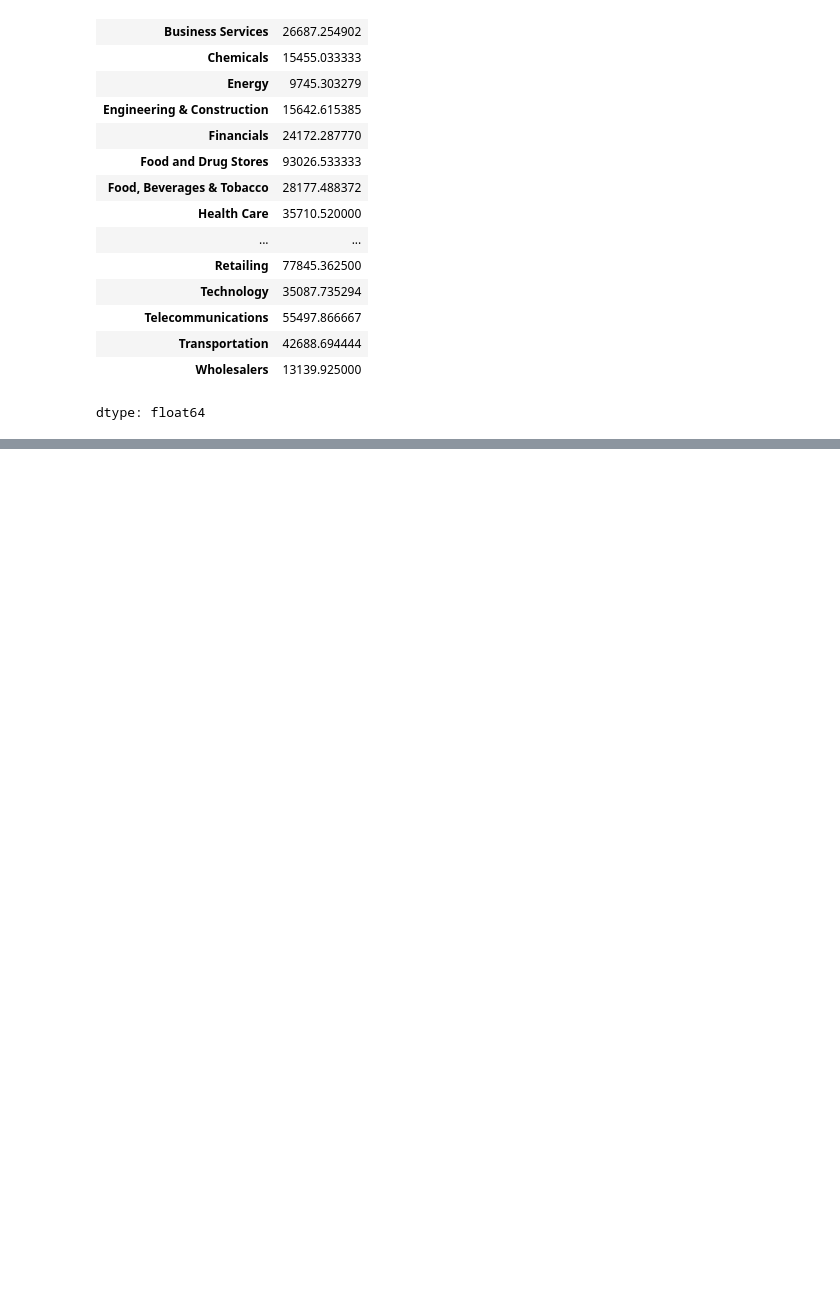
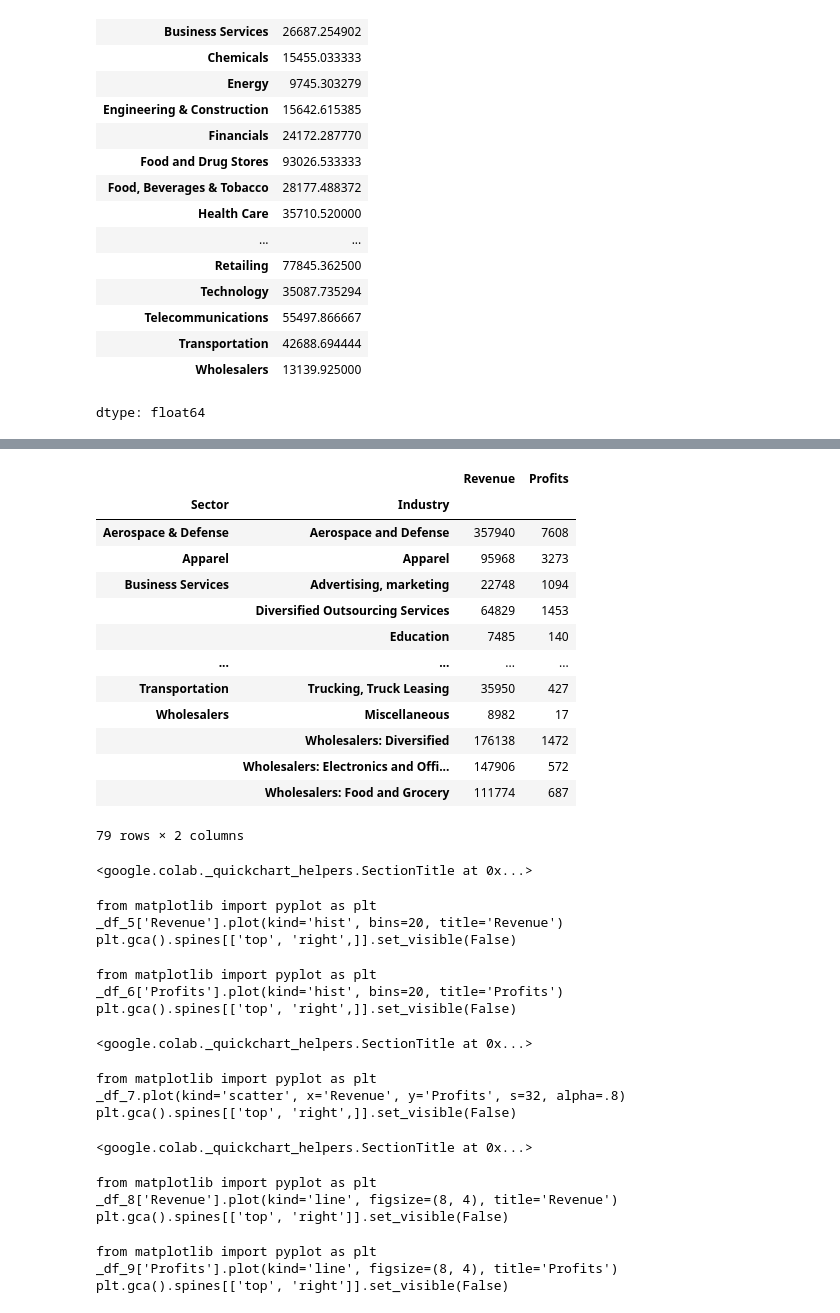
Before and after one commit to Johanhms/Practicas_Python, a Jupyter notebook: Data_Analysis_with_Pandas.ipynb, the cells around one changed output, grey strips where cells are left out. Cells and saved outputs as stored; diff of their text form; code cells hidden in the pictures; blank space fills up the shorter version.

```diff
--- a/Data_Analysis_with_Pandas.ipynb
+++ b/Data_Analysis_with_Pandas.ipynb
@@ -218,3 +218,5 @@ sectors["Employees"].mean()
 | Transportation | 42688.694444 |
 | Wholesalers | 13139.925000 |
 dtype: float64
+# %%
+sectors = fortune.groupby(["Sector","Industry"])
@@ -220,0 +277,39 @@ dtype: float64
+# %%
+sectors.agg({
+    "Revenue" : "sum",
+    "Profits" : "max"
+
+})
+# %% [output]
+|  |  | Revenue | Profits |
+| Sector | Industry |  |  |
+| Aerospace & Defense | Aerospace and Defense | 357940 | 7608 |
+| Apparel | Apparel | 95968 | 3273 |
+| Business Services | Advertising, marketing | 22748 | 1094 |
+|  | Diversified Outsourcing Services | 64829 | 1453 |
+|  | Education | 7485 | 140 |
+| ... | ... | ... | ... |
+| Transportation | Trucking, Truck Leasing | 35950 | 427 |
+| Wholesalers | Miscellaneous | 8982 | 17 |
+|  | Wholesalers: Diversified | 176138 | 1472 |
+|  | Wholesalers: Electronics and Offi... | 147906 | 572 |
+|  | Wholesalers: Food and Grocery | 111774 | 687 |
+79 rows × 2 columns
+<google.colab._quickchart_helpers.SectionTitle at 0x...>
+from matplotlib import pyplot as plt
+_df_5['Revenue'].plot(kind='hist', bins=20, title='Revenue')
+plt.gca().spines[['top', 'right',]].set_visible(False)
+from matplotlib import pyplot as plt
+_df_6['Profits'].plot(kind='hist', bins=20, title='Profits')
+plt.gca().spines[['top', 'right',]].set_visible(False)
+<google.colab._quickchart_helpers.SectionTitle at 0x...>
+from matplotlib import pyplot as plt
+_df_7.plot(kind='scatter', x='Revenue', y='Profits', s=32, alpha=.8)
+plt.gca().spines[['top', 'right',]].set_visible(False)
+<google.colab._quickchart_helpers.SectionTitle at 0x...>
+from matplotlib import pyplot as plt
+_df_8['Revenue'].plot(kind='line', figsize=(8, 4), title='Revenue')
+plt.gca().spines[['top', 'right']].set_visible(False)
+from matplotlib import pyplot as plt
+_df_9['Profits'].plot(kind='line', figsize=(8, 4), title='Profits')
+plt.gca().spines[['top', 'right']].set_visible(False)
```
Also changed, not shown: parts of 6 cells of this notebook.
